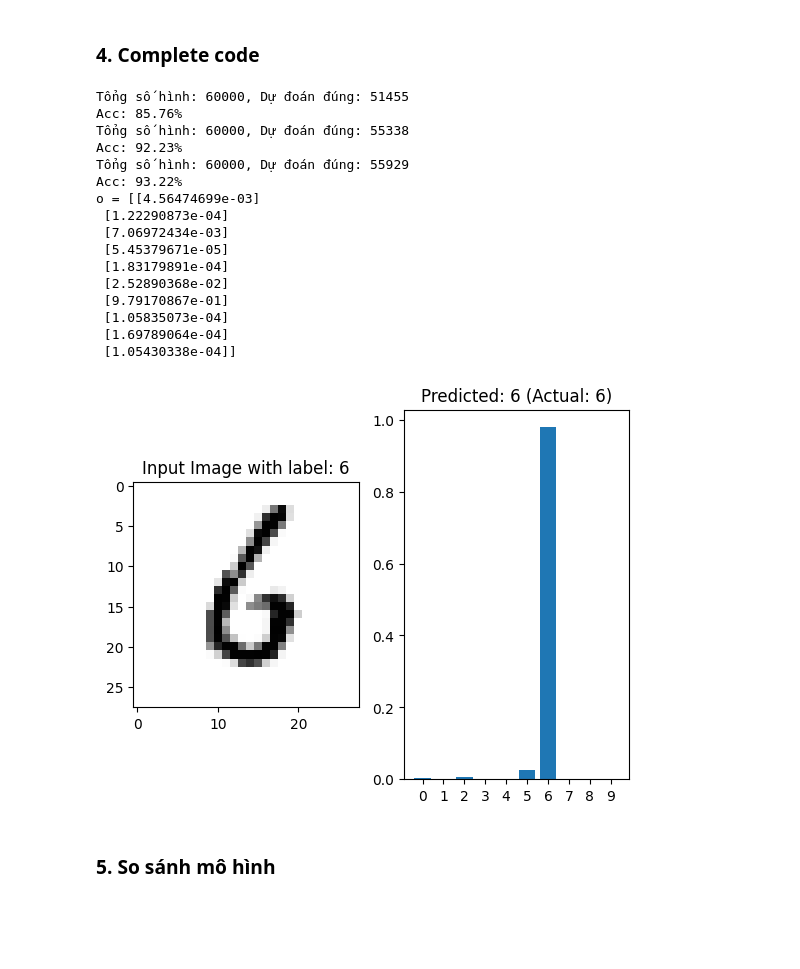
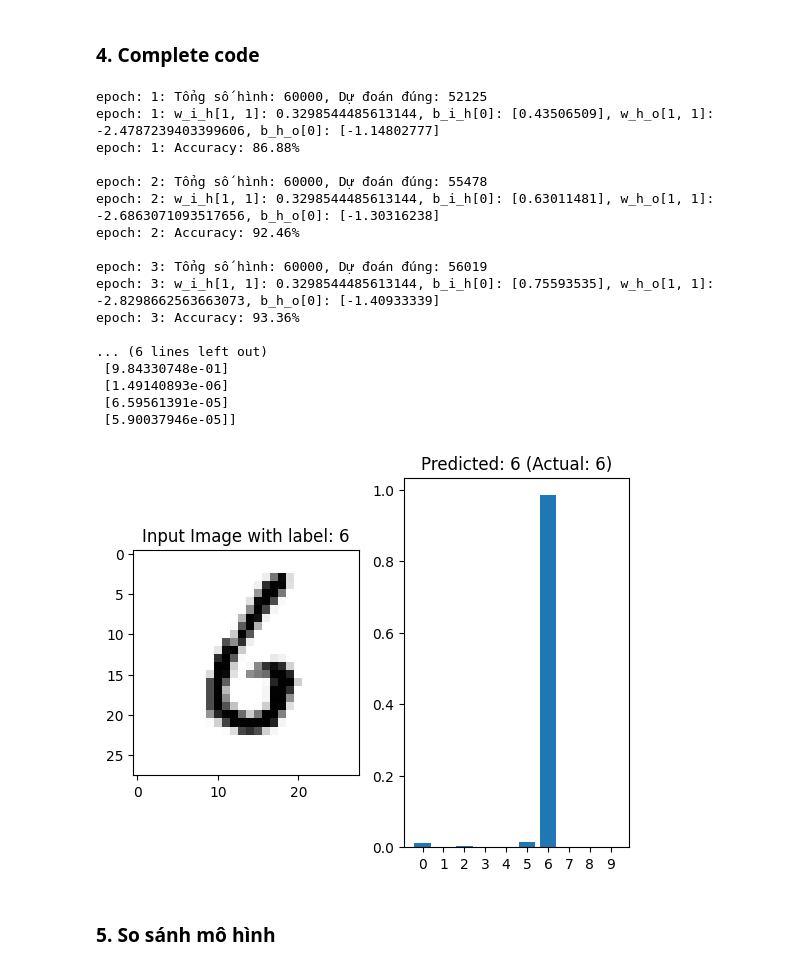
Before and after one commit to nguyenvanhuy0612/DL-1, a Jupyter notebook: MNIST-scratch/Mnist-from-scratch-numpy.ipynb, the cells around one changed output. Saved outputs shown, nothing was run; the diff lists cells and outputs as text; code cells hidden in the pictures; blank space fills up the shorter version.

```diff
--- a/MNIST-scratch/Mnist-from-scratch-numpy.ipynb
+++ b/MNIST-scratch/Mnist-from-scratch-numpy.ipynb
@@ -185,6 +190,6 @@ l.shape = (10, 1)
 img.shape = (784, 1)
 # %%
 # Forward propagation: input -> hidden
-h_pre = b_i_h + w_i_h @ img
+h_pre = w_i_h @ img + b_i_h
 print(f"h_pre = {h_pre}")
 # %% [output]
@@ -236,5 +241,5 @@ h = [[0.76038373]
 # %%
 # Forward propagation: hidden -> output
-o_pre = b_h_o + w_h_o @ h
+o_pre =  w_h_o @ h + b_h_o
 print(f"o_pre = {o_pre}")
 # %% [output]
@@ -328,9 +357,10 @@ w_h_o = [[-4.99372252e-01 -2.07011004e-01 -3.69688556e-01  1.88655594e-01
 # %%
 # Tương tự cho tầng Input -> Hidden
 delta_h = w_h_o.T @ delta_o * (h * (1 - h))
-w_i_h -= learn_rate * delta_h @ img.T
-b_i_h -= learn_rate * delta_h
+w_i_h = w_i_h - learn_rate * delta_h @ img.T
+b_i_h = b_i_h - learn_rate * delta_h
 
+# giá trị của w_i_h và b_i_h sau khi update
 print(f"w_i_h = {w_i_h}")
 print(f"b_i_h = {b_i_h}")
 # %% [output]
@@ -595,30 +630,33 @@ epochs = 3
 for epoch in range(epochs):
     nr_correct = 0  # Reset nr_correct at the start of each epoch
     for img, l in zip(train_images, train_labels):
-        img.shape += (1,)
-        l.shape += (1,)
+        img = img.reshape(-1, 1)
+        l = l.reshape(-1, 1)
 
         # Forward propagation: input -> hidden
-        h_pre = b_i_h + w_i_h @ img
+        h_pre = w_i_h @ img + b_i_h
         h = 1 / (1 + np.exp(-h_pre))
 
         # Forward propagation: hidden -> output
-        o_pre = b_h_o + w_h_o @ h
+        o_pre = w_h_o @ h + b_h_o
         o = 1 / (1 + np.exp(-o_pre))
 
         # Cost / Error calculation
-        nr_correct += int(np.argmax(o) == np.argmax(l))
+        nr_correct = nr_correct + int(np.argmax(o) == np.argmax(l))
 
         # Backpropagation
         delta_o = o - l
-        w_h_o -= learn_rate * delta_o @ h.T
-        b_h_o -= learn_rate * delta_o
+        w_h_o = w_h_o - learn_rate * delta_o @ h.T
+        b_h_o = b_h_o - learn_rate * delta_o
+
         delta_h = w_h_o.T @ delta_o * (h * (1 - h))
-        w_i_h -= learn_rate * delta_h @ img.T
-        b_i_h -= learn_rate * delta_h
+        w_i_h = w_i_h - learn_rate * delta_h @ img.T
+        b_i_h = b_i_h - learn_rate * delta_h
 
-    print(f'Tổng số hình: {len(train_images)}, Dự đoán đúng: {nr_correct}')
-    print(f'Acc: {nr_correct / len(train_images) * 100:.2f}%')
+    # hiển thị một phần các thông số w, h, Accuracy sau mỗi epoch
+    print(f'epoch: {epoch+1}: Tổng số hình: {len(train_images)}, Dự đoán đúng: {nr_correct}')
+    print(f'epoch: {epoch+1}: w_i_h[1, 1]: {w_i_h[1, 1]}, b_i_h[0]: {b_i_h[0]}, w_h_o[1, 1]: {w_h_o[1, 1]}, b_h_o[0]: {b_h_o[0]}')
+    print(f'epoch: {epoch+1}: Accuracy: {nr_correct / len(train_images) * 100:.2f}%\n')
 
 # Save model to files
 np.save('w_i_h.npy', w_i_h)
@@ -643,50 +681,51 @@ w_i_h, b_i_h, w_h_o, b_h_o = load_model()
 index = 50 # Lấy hình thứ 50 trong bộ test
 img = test_images[index]
 label = test_labels[index]
 
 # Plot the input image
 plt.subplot(1, 2, 1)
 plt.imshow(img.reshape(28, 28), cmap="Greys")
 plt.title(f"Input Image with label: {np.argmax(label)}")
 
 # Reshape image for forward propagation
 img = img.reshape(784, 1)
 
 # Forward propagation: input -> hidden
 h_pre = b_i_h + w_i_h @ img
 h = 1 / (1 + np.exp(-h_pre))
 
 # Forward propagation: hidden -> output
 o_pre = b_h_o + w_h_o @ h
 o = 1 / (1 + np.exp(-o_pre))
 
 print(f"o = {o}")
 
 # Display the output prediction
 plt.subplot(1, 2, 2)
 plt.bar(range(10), o.flatten())
 plt.xticks(range(10))  # Set x-axis ticks to 0-9
 plt.title(f'Predicted: {o.argmax()} (Actual: {label.argmax()})')
 
 plt.show()
 # %% [output]
-Tổng số hình: 60000, Dự đoán đúng: 51455
-Acc: 85.76%
-Tổng số hình: 60000, Dự đoán đúng: 55338
-Acc: 92.23%
-Tổng số hình: 60000, Dự đoán đúng: 55929
-Acc: 93.22%
-o = [[4.56474699e-03]
- [1.22290873e-04]
- [7.06972434e-03]
- [5.45379671e-05]
- [1.83179891e-04]
- [2.52890368e-02]
- [9.79170867e-01]
- [1.05835073e-04]
- [1.69789064e-04]
- [1.05430338e-04]]
+epoch: 1: Tổng số hình: 60000, Dự đoán đúng: 52125
+epoch: 1: w_i_h[1, 1]: 0.3298544485613144, b_i_h[0]: [0.43506509], w_h_o[1, 1]: -2.4787239403399606, b_h_o[0]: [-1.14802777]
+epoch: 1: Accuracy: 86.88%
+
+epoch: 2: Tổng số hình: 60000, Dự đoán đúng: 55478
+epoch: 2: w_i_h[1, 1]: 0.3298544485613144, b_i_h[0]: [0.63011481], w_h_o[1, 1]: -2.6863071093517656, b_h_o[0]: [-1.30316238]
+epoch: 2: Accuracy: 92.46%
+
+epoch: 3: Tổng số hình: 60000, Dự đoán đúng: 56019
+epoch: 3: w_i_h[1, 1]: 0.3298544485613144, b_i_h[0]: [0.75593535], w_h_o[1, 1]: -2.8298662563663073, b_h_o[0]: [-1.40933339]
+epoch: 3: Accuracy: 93.36%
+
+... (6 lines left out)
+ [9.84330748e-01]
+ [1.49140893e-06]
+ [6.59561391e-05]
+ [5.90037946e-05]]
-[figure, old version]
+[figure, new version]
 # %% [markdown]
 ### 5. So sánh mô hình
 # %% [markdown]
```
Also changed, not shown: parts of 24 cells of this notebook, 11 other files.
